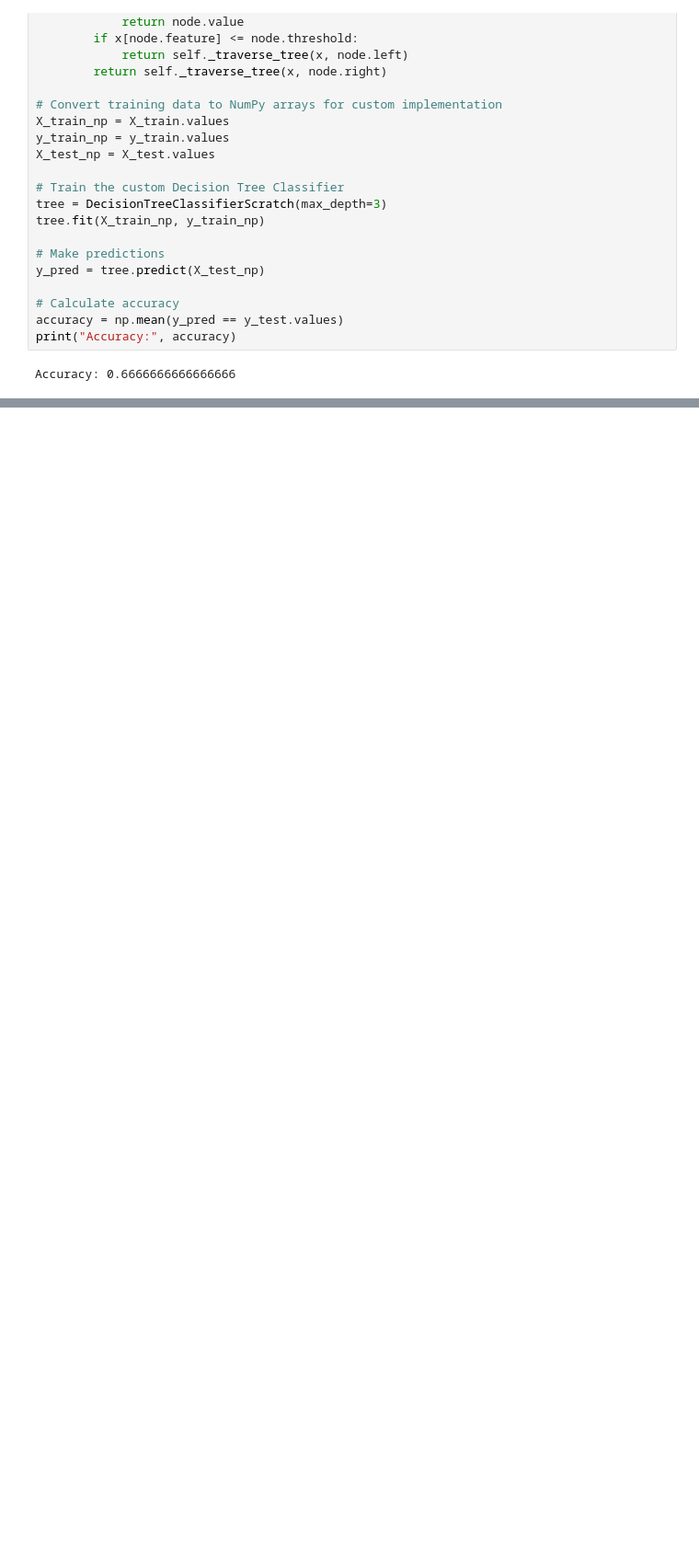
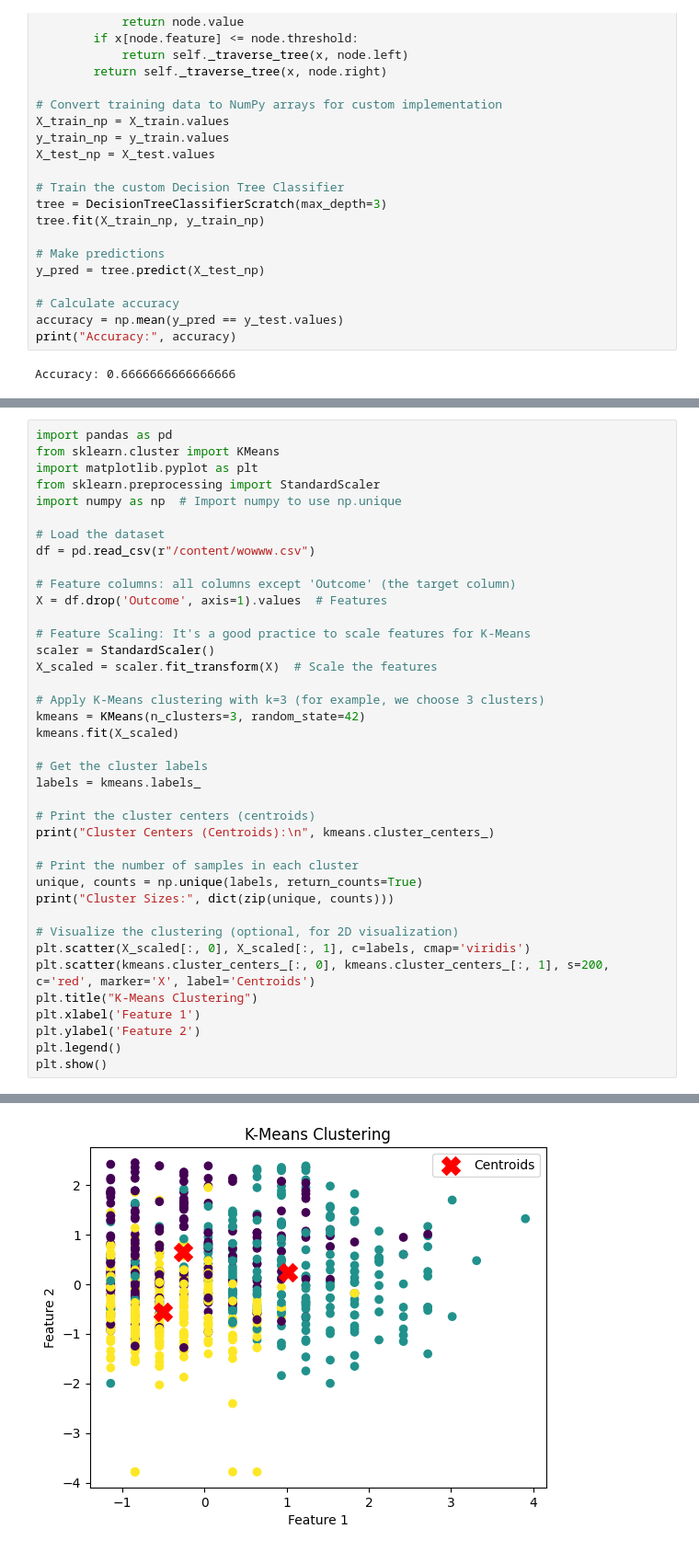
Before and after one commit to shauryapanhale/BML, a Jupyter notebook: BML_EXP_5,7,8.ipynb, the cells around one changed output, grey strips where cells are left out. Shown: that part at 92% size. Drawn from its saved outputs; the diff is of its cells as text; blank space fills up the shorter version.

```diff
--- a/BML_EXP_5,7,8.ipynb
+++ b/BML_EXP_5,7,8.ipynb
@@ -155,0 +256,40 @@ Accuracy: 0.6666666666666666
+# %%
+import pandas as pd
+from sklearn.cluster import KMeans
+import matplotlib.pyplot as plt
+from sklearn.preprocessing import StandardScaler
+import numpy as np  # Import numpy to use np.unique
+
+# Load the dataset
+df = pd.read_csv(r"/content/wowww.csv")
+
+# Feature columns: all columns except 'Outcome' (the target column)
+X = df.drop('Outcome', axis=1).values  # Features
+
+# Feature Scaling: It's a good practice to scale features for K-Means
+scaler = StandardScaler()
+X_scaled = scaler.fit_transform(X)  # Scale the features
+
+# Apply K-Means clustering with k=3 (for example, we choose 3 clusters)
+kmeans = KMeans(n_clusters=3, random_state=42)
+kmeans.fit(X_scaled)
+
+# Get the cluster labels
+labels = kmeans.labels_
+
+# Print the cluster centers (centroids)
+print("Cluster Centers (Centroids):\n", kmeans.cluster_centers_)
+
+# Print the number of samples in each cluster
+unique, counts = np.unique(labels, return_counts=True)
+print("Cluster Sizes:", dict(zip(unique, counts)))
+
+# Visualize the clustering (optional, for 2D visualization)
+plt.scatter(X_scaled[:, 0], X_scaled[:, 1], c=labels, cmap='viridis')
+plt.scatter(kmeans.cluster_centers_[:, 0], kmeans.cluster_centers_[:, 1], s=200, c='red', marker='X', label='Centroids')
+plt.title("K-Means Clustering")
+plt.xlabel('Feature 1')
+plt.ylabel('Feature 2')
+plt.legend()
+plt.show()
+# %% [output]
@@ -155,0 +304 @@ Accuracy: 0.6666666666666666
+[figure, added]
```
Also changed, not shown: parts of 5 cells of this notebook.
